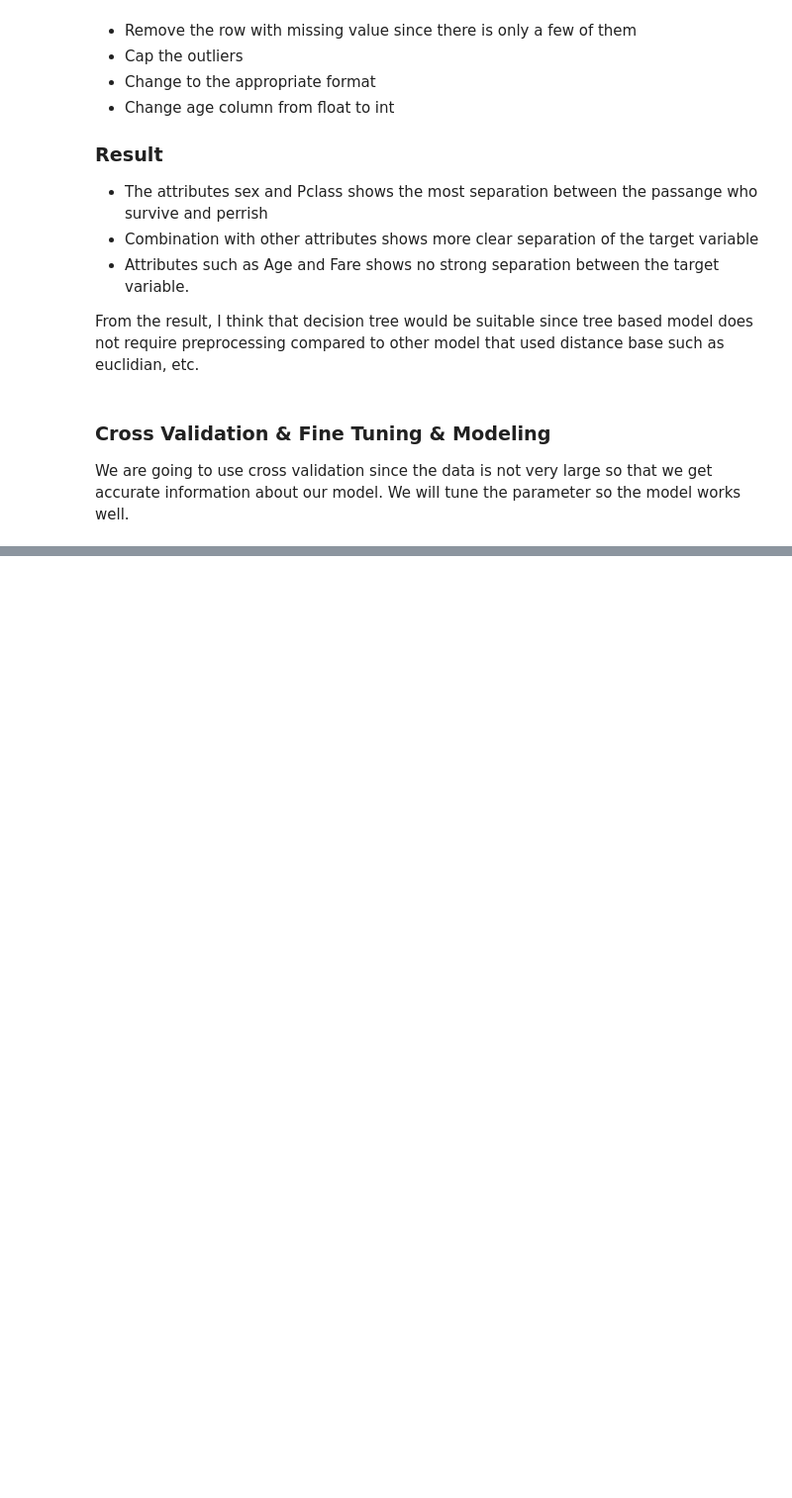
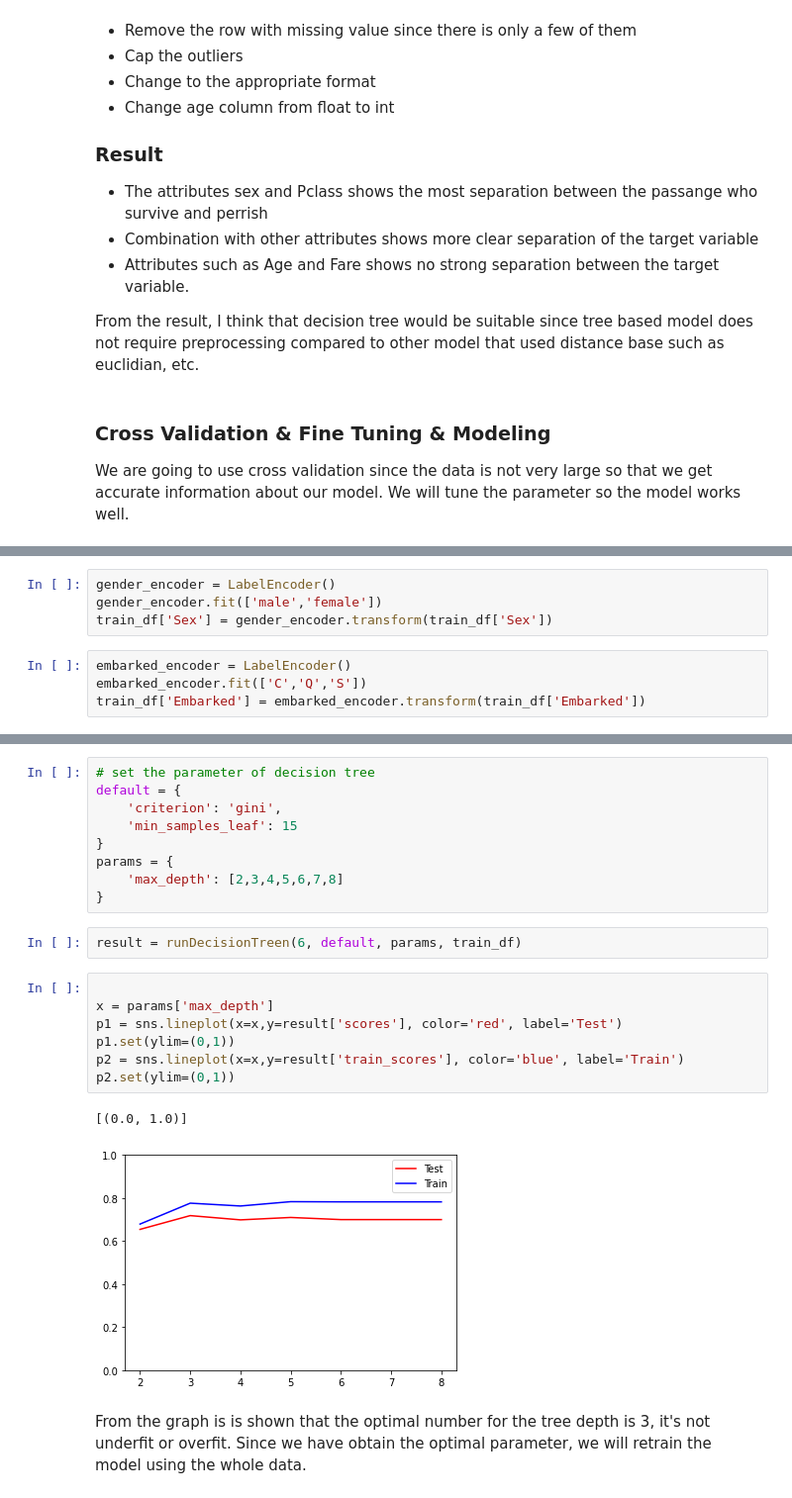
Before and after one commit to miebakso/machine-learning-projects, a Jupyter notebook: P1-titanic-dataset-competition/titanic.ipynb, the cells around one changed output, grey strips where cells are left out. Shown at 99% size. Drawn from its saved outputs; the diff is of its cells as text; blank space fills up the shorter version.

```diff
--- a/P1-titanic-dataset-competition/titanic.ipynb
+++ b/P1-titanic-dataset-competition/titanic.ipynb
@@ -404,0 +403,8 @@ def runDecisionTreen(n, params):
+# %%
+gender_encoder = LabelEncoder()
+gender_encoder.fit(['male','female'])
+train_df['Sex'] = gender_encoder.transform(train_df['Sex'])
+# %%
+embarked_encoder = LabelEncoder()
+embarked_encoder.fit(['C','Q','S'])
+train_df['Embarked'] = embarked_encoder.transform(train_df['Embarked'])
@@ -404,0 +454,23 @@ def runDecisionTreen(n, params):
+# %%
+# set the parameter of decision tree
+default = {
+    'criterion': 'gini',
+    'min_samples_leaf': 15
+}
+params = {
+    'max_depth': [2,3,4,5,6,7,8]
+}
+# %%
+result = runDecisionTreen(6, default, params, train_df)
+# %%
+
+x = params['max_depth']
+p1 = sns.lineplot(x=x,y=result['scores'], color='red', label='Test')
+p1.set(ylim=(0,1))
+p2 = sns.lineplot(x=x,y=result['train_scores'], color='blue', label='Train')
+p2.set(ylim=(0,1))
+# %% [output]
+[(0.0, 1.0)]
+[figure, added]
+# %% [markdown]
+From the graph is is shown that the optimal number for the tree depth is 3, it's not underfit or overfit. Since we have obtain the optimal parameter, we will retrain the model using the whole data.
```
Also changed, not shown: parts of 9 cells of this notebook.
